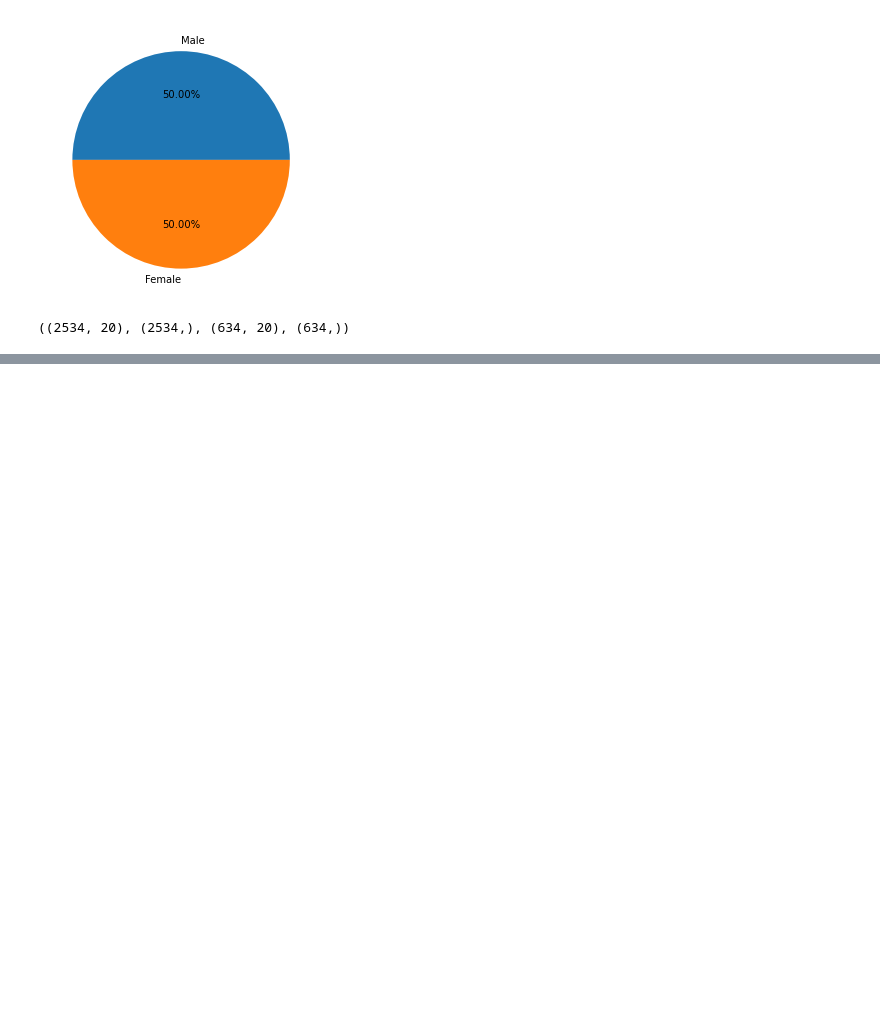
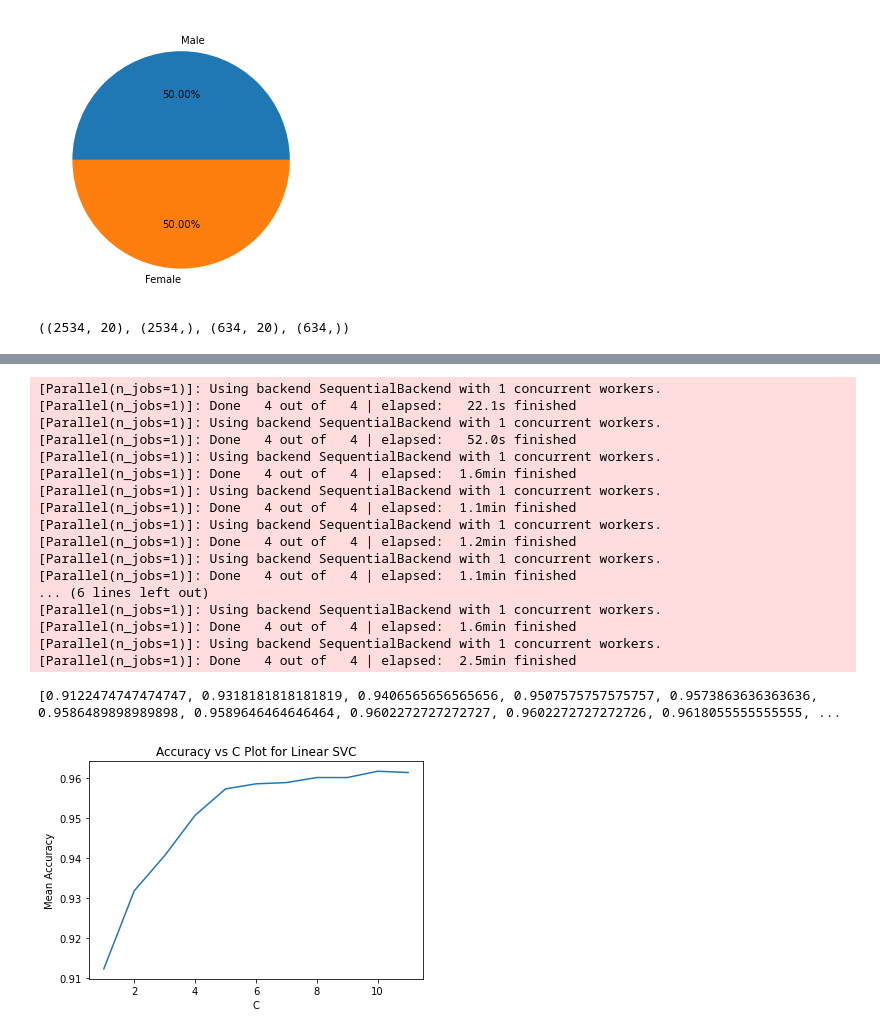
Before and after one commit to imran9891/Data-Science, a Jupyter notebook: SVM Voice Classification Assignment.ipynb, the cells around one changed output, grey strips where cells are left out. Saved outputs shown, nothing was run; the diff lists cells and outputs as text; code cells hidden in the pictures; blank space fills up the shorter version.

```diff
--- a/SVM Voice Classification Assignment.ipynb
+++ b/SVM Voice Classification Assignment.ipynb
@@ -171,5 +167,41 @@ Mean Accuracy from RBF SVC Model:  0.658757936349479
 # %%
-# 8. Using C values in the range of 1-12 apply Cross validation for 4 folds for linear kernel and generate mean accuracy score. Plot C vs mean accuracy score on a line chart
+# 8. Using C values in the range of 1-12 apply Cross validation for 4 folds for linear kernel and generate mean accuracy
+# score. Plot C vs mean accuracy score on a line chart
+C = np.arange(1,12)
+linear_cv_C = []
+for i in C:
+    cvc = np.mean(cross_val_score(estimator=SVC(C=i,kernel='linear'),
+                                  X = X,
+                                  y = y,
+                                  scoring='accuracy',
+                                  cv = 4,
+                                  verbose=1))
+    linear_cv_C.append(cvc)
+print(linear_cv_C)
+plt.plot(C,linear_cv_C)
+plt.xlabel("C")
+plt.ylabel("Mean Accuracy")
+plt.title("Accuracy vs C Plot for Linear SVC");
+# %% [output]
+[Parallel(n_jobs=1)]: Using backend SequentialBackend with 1 concurrent workers.
+[Parallel(n_jobs=1)]: Done   4 out of   4 | elapsed:   22.1s finished
+[Parallel(n_jobs=1)]: Using backend SequentialBackend with 1 concurrent workers.
+[Parallel(n_jobs=1)]: Done   4 out of   4 | elapsed:   52.0s finished
+[Parallel(n_jobs=1)]: Using backend SequentialBackend with 1 concurrent workers.
+[Parallel(n_jobs=1)]: Done   4 out of   4 | elapsed:  1.6min finished
+[Parallel(n_jobs=1)]: Using backend SequentialBackend with 1 concurrent workers.
+[Parallel(n_jobs=1)]: Done   4 out of   4 | elapsed:  1.1min finished
+[Parallel(n_jobs=1)]: Using backend SequentialBackend with 1 concurrent workers.
+[Parallel(n_jobs=1)]: Done   4 out of   4 | elapsed:  1.2min finished
+[Parallel(n_jobs=1)]: Using backend SequentialBackend with 1 concurrent workers.
+[Parallel(n_jobs=1)]: Done   4 out of   4 | elapsed:  1.1min finished
+... (6 lines left out)
+[Parallel(n_jobs=1)]: Using backend SequentialBackend with 1 concurrent workers.
+[Parallel(n_jobs=1)]: Done   4 out of   4 | elapsed:  1.6min finished
+[Parallel(n_jobs=1)]: Using backend SequentialBackend with 1 concurrent workers.
+[Parallel(n_jobs=1)]: Done   4 out of   4 | elapsed:  2.5min finished
+[0.9122474747474747, 0.9318181818181819, 0.9406565656565656, 0.9507575757575757, 0.9573863636363636, 0.9586489898989898, 0.9589646464646464, 0.9602272727272727, 0.9602272727272726, 0.9618055555555555, ...
+[figure, added]
 # %%
 # 9. Using C values in the range of 1-12 apply Cross validation for 4 folds for rbf kernel and generate mean accuracy score.
 # Plot C vs mean accuracy score on a line chart
```
Also changed, not shown: parts of 10 cells of this notebook.
